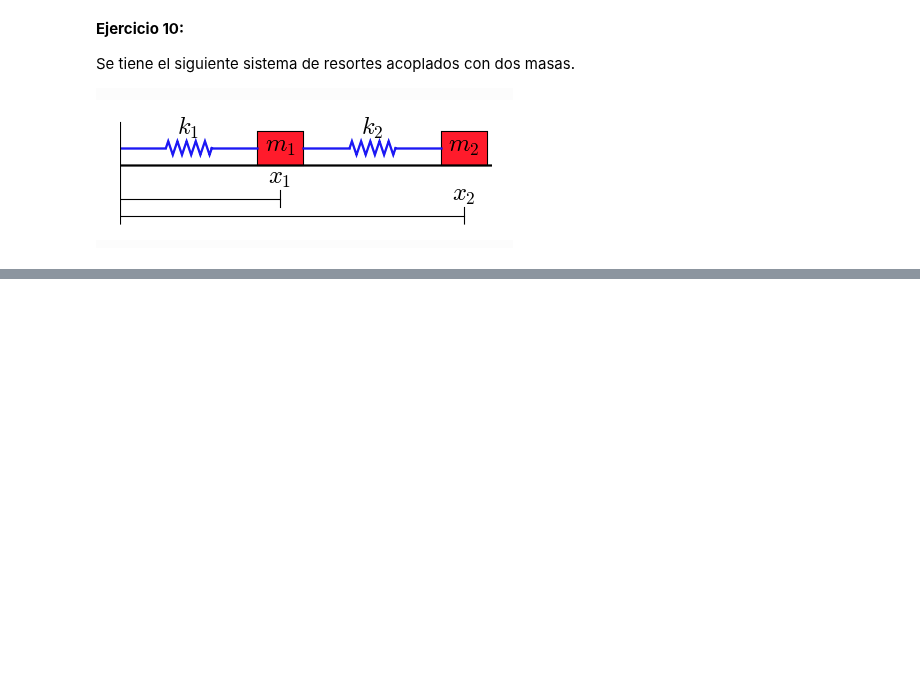
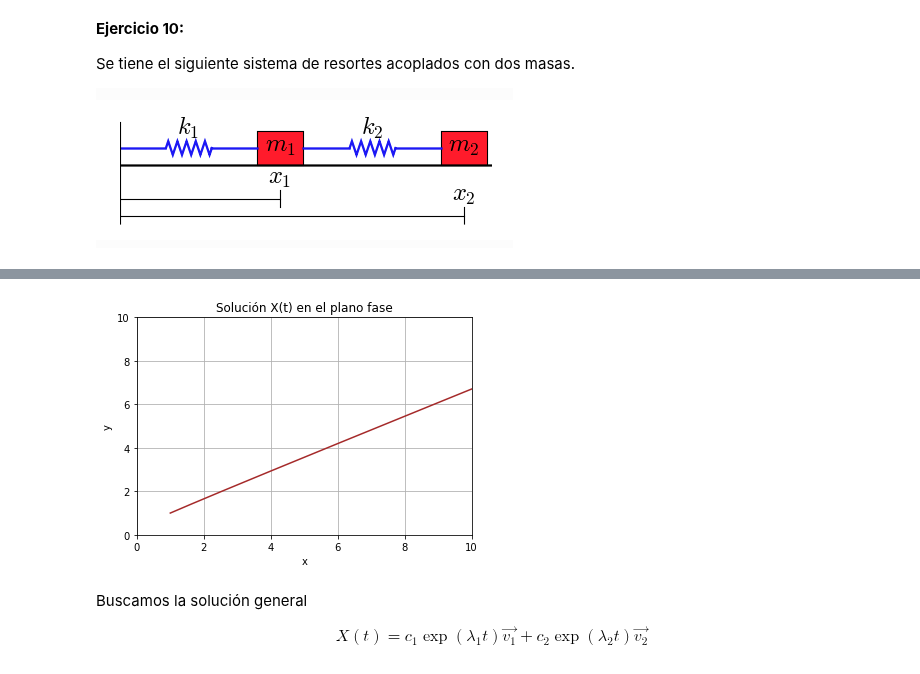
Before and after one commit to carloslizarragac/FisicaComputacional1, a Jupyter notebook: Actividad9.ipynb, the cells around one changed output, grey strips where cells are left out. Saved outputs shown, nothing was run; the diff lists cells and outputs as text; code cells hidden in the pictures; blank space fills up the shorter version.

```diff
--- a/Actividad9.ipynb
+++ b/Actividad9.ipynb
@@ -576,0 +698,20 @@ Suponga que $L_1=L_2=1$ y que las masas son iguales $m_1=m_2=1$.
+# %%
+# Solución en el plano fase
+
+plt.plot(x, y, 'brown')
+plt.xlabel('x')
+plt.ylabel('y')
+plt.grid()
+plt.ylim(0, 10)
+plt.xlim(0, 10)
+plt.title('Solución X(t) en el plano fase')
+plt.show()
+# %% [output]
+[figure, added]
+# %% [markdown]
+Buscamos la solución general
+
+\begin{equation*}
+X(t) = c_1 \exp(\lambda_1 t) \vec{v_1} +
+c_2 \exp(\lambda_2 t) \vec{v_2}
+\end{equation*}
```
Also changed, not shown: parts of 21 cells of this notebook.
